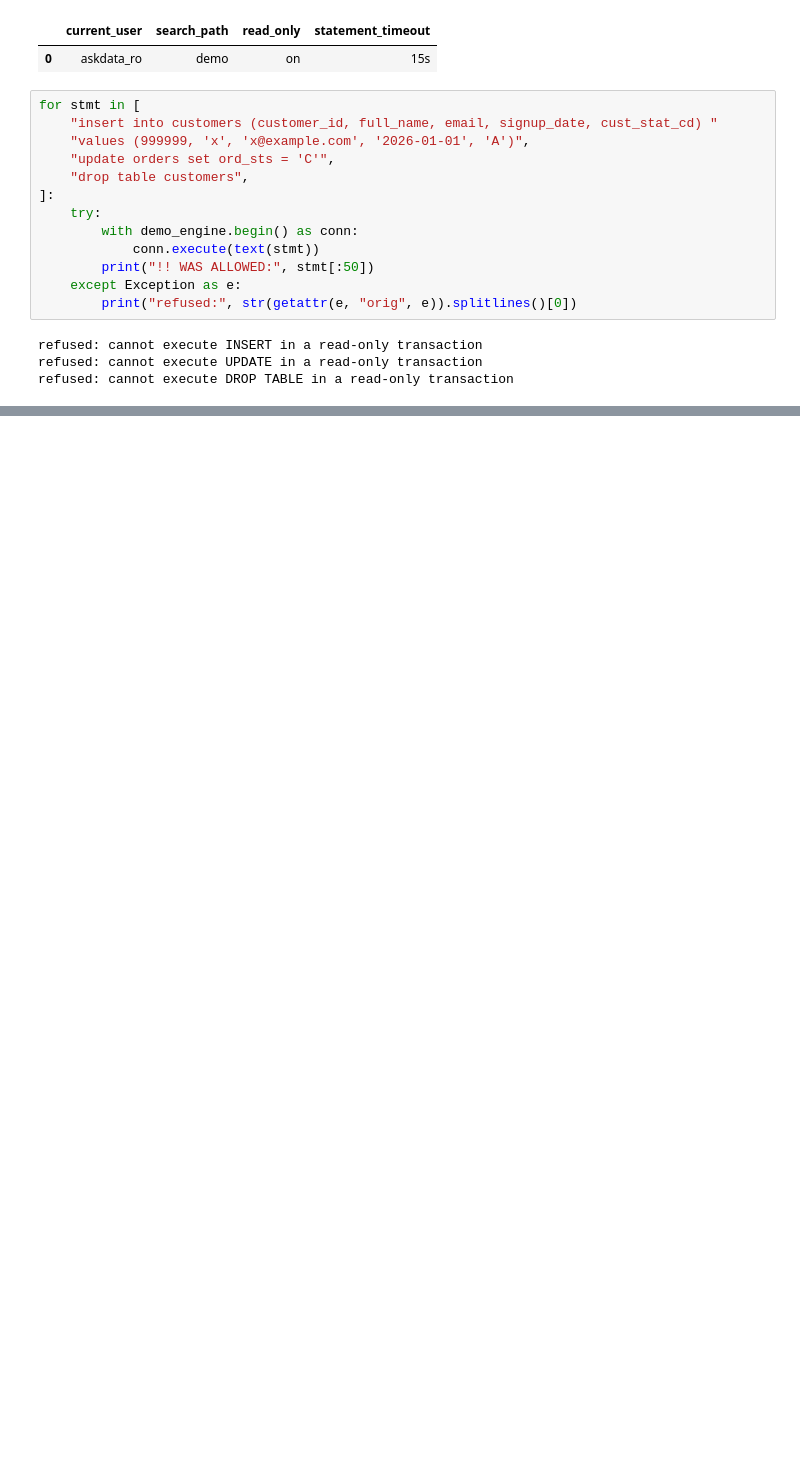
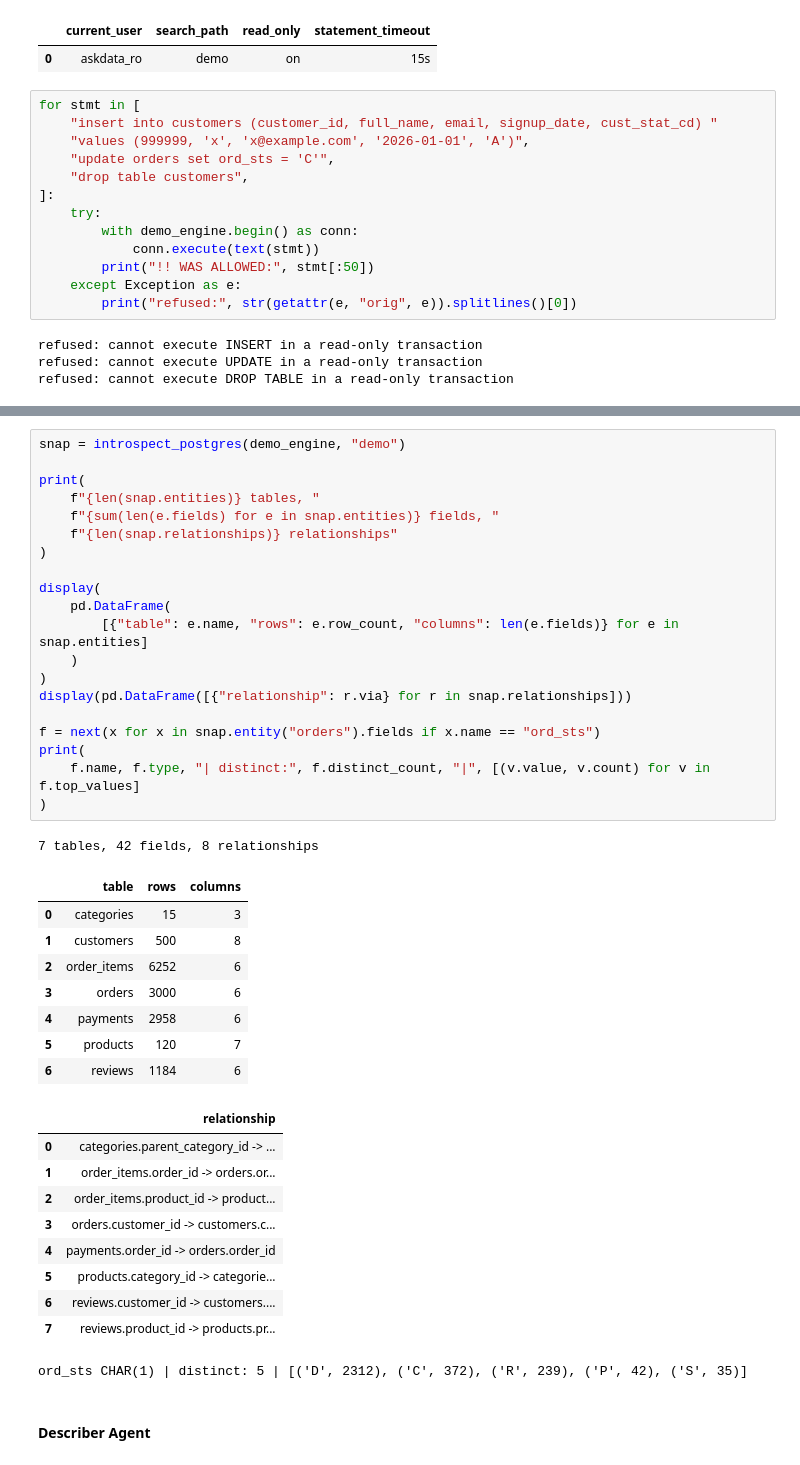
Before and after one commit to PrashantAghara/askdata, a Jupyter notebook: backend/notebooks/agents.ipynb, the cells around one changed output, grey strips where cells are left out. Cells and saved outputs as stored; diff of their text form; blank space fills up the shorter version.

```diff
--- a/backend/notebooks/agents.ipynb
+++ b/backend/notebooks/agents.ipynb
@@ -273,0 +395,42 @@ display(demo_sql("""
+# %%
+snap = introspect_postgres(demo_engine, "demo")
+
+print(
+    f"{len(snap.entities)} tables, "
+    f"{sum(len(e.fields) for e in snap.entities)} fields, "
+    f"{len(snap.relationships)} relationships"
+)
+
+display(
+    pd.DataFrame(
+        [{"table": e.name, "rows": e.row_count, "columns": len(e.fields)} for e in snap.entities]
+    )
+)
+display(pd.DataFrame([{"relationship": r.via} for r in snap.relationships]))
+
+f = next(x for x in snap.entity("orders").fields if x.name == "ord_sts")
+print(
+    f.name, f.type, "| distinct:", f.distinct_count, "|", [(v.value, v.count) for v in f.top_values]
+)
+# %% [output]
+7 tables, 42 fields, 8 relationships
+|  | table | rows | columns |
+| 0 | categories | 15 | 3 |
+| 1 | customers | 500 | 8 |
+| 2 | order_items | 6252 | 6 |
+| 3 | orders | 3000 | 6 |
+| 4 | payments | 2958 | 6 |
+| 5 | products | 120 | 7 |
+| 6 | reviews | 1184 | 6 |
+|  | relationship |
+| 0 | categories.parent_category_id -> ... |
+| 1 | order_items.order_id -> orders.or... |
+| 2 | order_items.product_id -> product... |
+| 3 | orders.customer_id -> customers.c... |
+| 4 | payments.order_id -> orders.order_id |
+| 5 | products.category_id -> categorie... |
+| 6 | reviews.customer_id -> customers.... |
+| 7 | reviews.product_id -> products.pr... |
+ord_sts CHAR(1) | distinct: 5 | [('D', 2312), ('C', 372), ('R', 239), ('P', 42), ('S', 35)]
+# %% [markdown]
+#### Describer Agent
```
Also changed, not shown: parts of 19 cells of this notebook, 2 other files.
